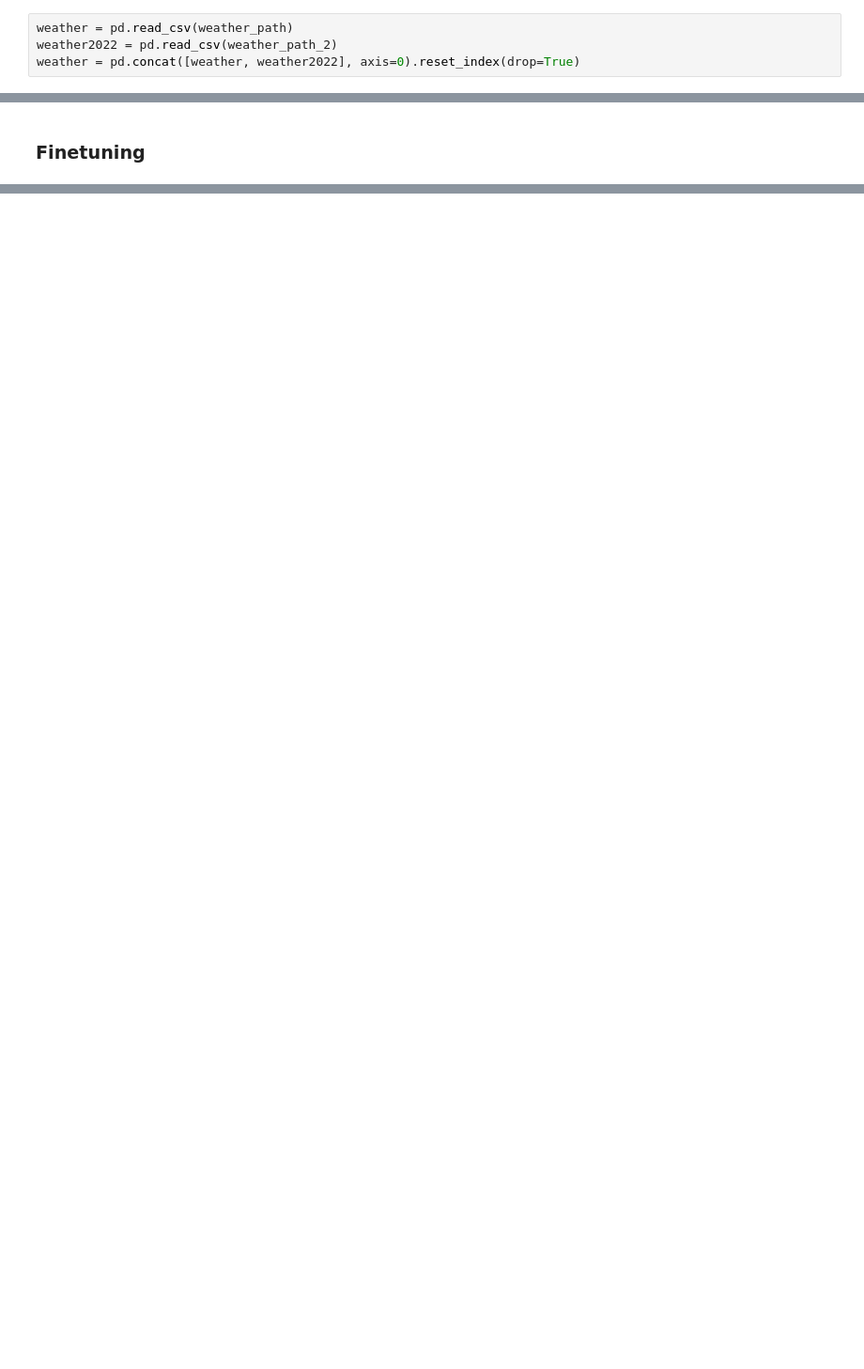
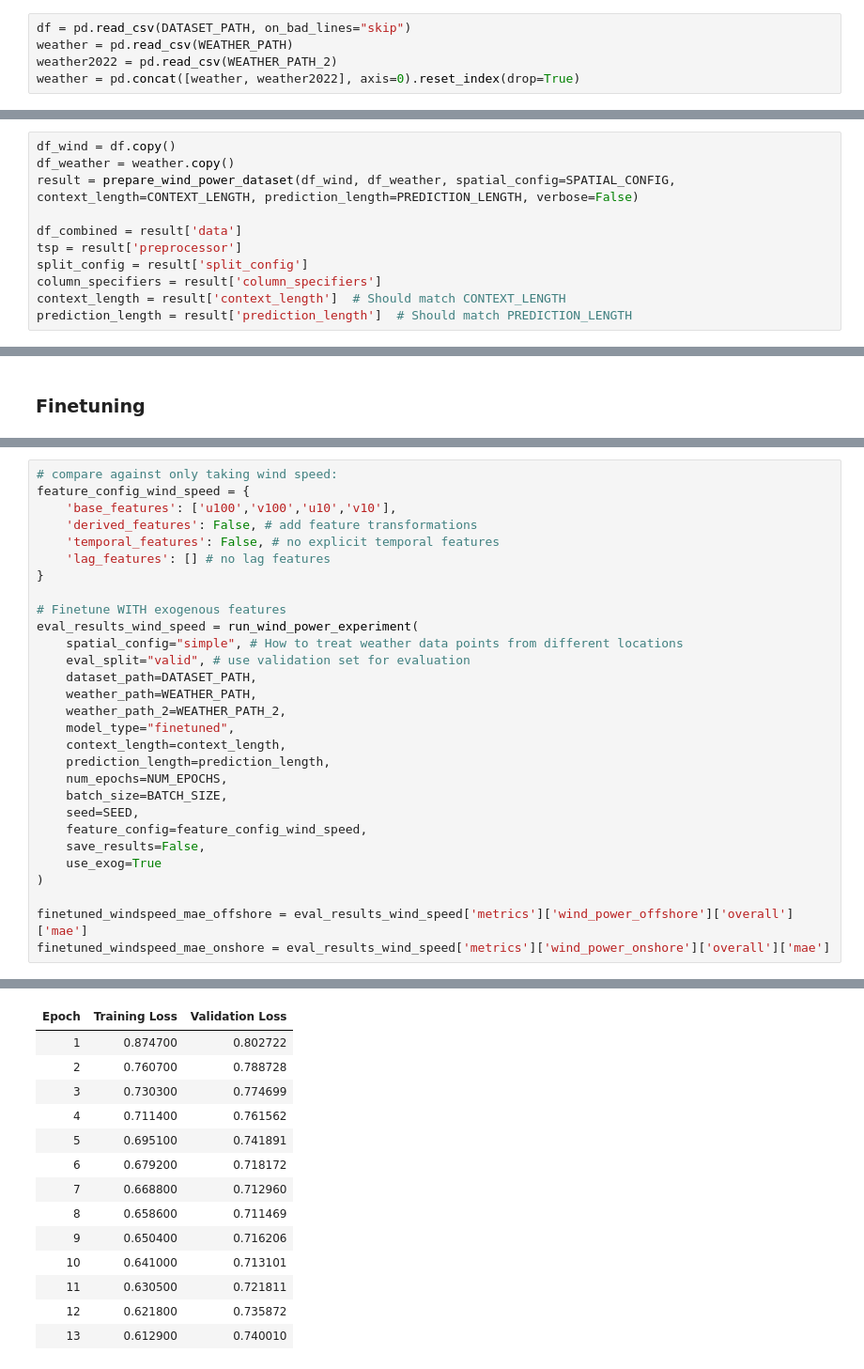
Before and after one commit to FlorianSp2000/ttm-for-wind-power-forecasting, a Jupyter notebook: wind_prediction_ttm.ipynb, the cells around one changed output, grey strips where cells are left out. Shown at 94% size. Drawn from its saved outputs; the diff is of its cells as text; blank space fills up the shorter version.

```diff
--- a/wind_prediction_ttm.ipynb
+++ b/wind_prediction_ttm.ipynb
@@ -66,6 +111,7 @@ df = pd.read_csv(dataset_path, on_bad_lines="skip")
 # %%
-weather = pd.read_csv(weather_path)
-weather2022 = pd.read_csv(weather_path_2)
+df = pd.read_csv(DATASET_PATH, on_bad_lines="skip")
+weather = pd.read_csv(WEATHER_PATH)
+weather2022 = pd.read_csv(WEATHER_PATH_2)
 weather = pd.concat([weather, weather2022], axis=0).reset_index(drop=True)
 # %% [markdown]
 ### Exploratory Data Analysis
@@ -1003,0 +231,11 @@ eval_results = prepare_evaluation_data(
+# %%
+df_wind = df.copy()
+df_weather = weather.copy()
+result = prepare_wind_power_dataset(df_wind, df_weather, spatial_config=SPATIAL_CONFIG, context_length=CONTEXT_LENGTH, prediction_length=PREDICTION_LENGTH, verbose=False)
+
+df_combined = result['data']
+tsp = result['preprocessor']
+split_config = result['split_config']
+column_specifiers = result['column_specifiers']
+context_length = result['context_length']  # Should match CONTEXT_LENGTH
+prediction_length = result['prediction_length']  # Should match PREDICTION_LENGTH
@@ -1308,0 +428,30 @@ plot_predictions(
+# %%
+# compare against only taking wind speed:
+feature_config_wind_speed = {
+    'base_features': ['u100','v100','u10','v10'],
+    'derived_features': False, # add feature transformations
+    'temporal_features': False, # no explicit temporal features
+    'lag_features': [] # no lag features
+}
+
+# Finetune WITH exogenous features
+eval_results_wind_speed = run_wind_power_experiment(
+    spatial_config="simple", # How to treat weather data points from different locations
+    eval_split="valid", # use validation set for evaluation
+    dataset_path=DATASET_PATH,
+    weather_path=WEATHER_PATH,
+    weather_path_2=WEATHER_PATH_2,
+    model_type="finetuned",
+    context_length=context_length,
+    prediction_length=prediction_length,
+    num_epochs=NUM_EPOCHS,
+    batch_size=BATCH_SIZE,
+    seed=SEED,
+    feature_config=feature_config_wind_speed,
+    save_results=False,
+    use_exog=True
+)
+
+finetuned_windspeed_mae_offshore = eval_results_wind_speed['metrics']['wind_power_offshore']['overall']['mae']
+finetuned_windspeed_mae_onshore = eval_results_wind_speed['metrics']['wind_power_onshore']['overall']['mae']
+# %% [output]
@@ -1308,0 +484,14 @@ plot_predictions(
+| Epoch | Training Loss | Validation Loss |
+| 1 | 0.874700 | 0.802722 |
+| 2 | 0.760700 | 0.788728 |
+| 3 | 0.730300 | 0.774699 |
+| 4 | 0.711400 | 0.761562 |
+| 5 | 0.695100 | 0.741891 |
+| 6 | 0.679200 | 0.718172 |
+| 7 | 0.668800 | 0.712960 |
+| 8 | 0.658600 | 0.711469 |
+| 9 | 0.650400 | 0.716206 |
+| 10 | 0.641000 | 0.713101 |
+| 11 | 0.630500 | 0.721811 |
+| 12 | 0.621800 | 0.735872 |
+| 13 | 0.612900 | 0.740010 |
```
Also changed, not shown: parts of 70 cells of this notebook, 9 other files.
